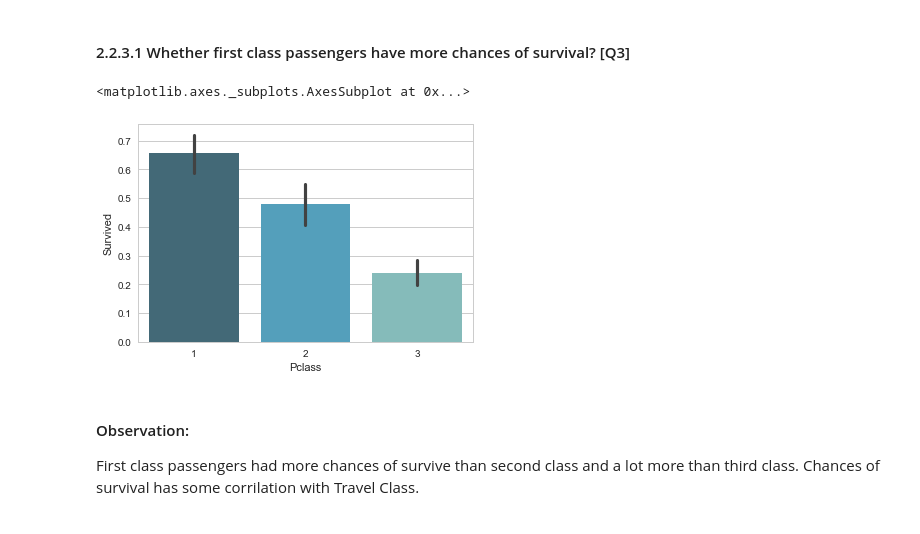
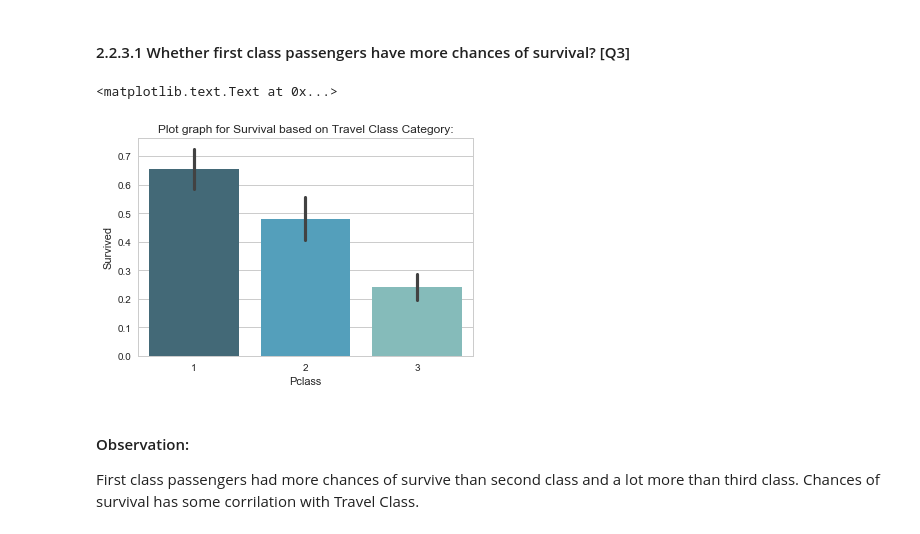
Before and after one commit to chandureddypublic/mlfnd, a Jupyter notebook: mlfnd_TitanicDataAnalysis/titanic_data_analysis.ipynb, the cells around one changed output. Drawn from its saved outputs; the diff is of its cells as text; code cells hidden in the pictures.

```diff
--- a/mlfnd_TitanicDataAnalysis/titanic_data_analysis.ipynb
+++ b/mlfnd_TitanicDataAnalysis/titanic_data_analysis.ipynb
@@ -205,9 +211,11 @@ sns.barplot(data=titanic_df, x="Sex", y="Survived", hue="IsChild", palette="GnBu
 # %%
 # Draw a barplot to depict Travel classwise Survival
 sns.barplot(data=titanic_df, x="Pclass", y="Survived", palette="GnBu_d")
+ax = plt.axes()
+ax.set_title('Plot graph for Survival based on Travel Class Category:')
 # %% [output]
-<matplotlib.axes._subplots.AxesSubplot at 0x...>
+<matplotlib.text.Text at 0x...>
-[figure, old version]
+[figure, new version]
 # %% [markdown]
 ####  Observation:
    First class passengers had more chances of survive than second class and a lot more than third class. Chances of survival has some corrilation with Travel Class.
```
Also changed, not shown: parts of 9 cells of this notebook, 1 other file.
